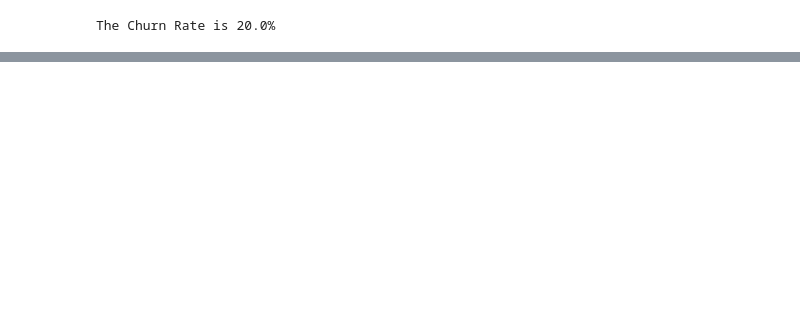
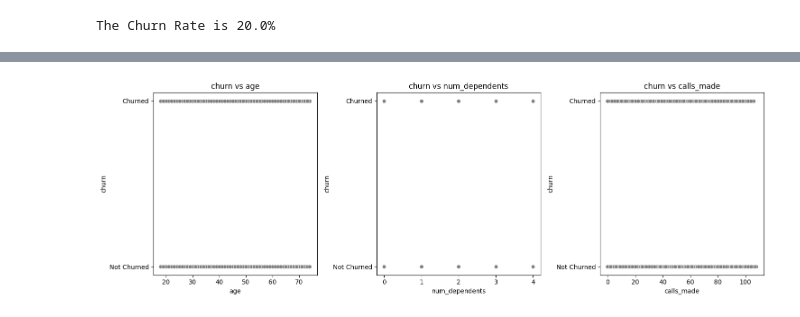
Before and after one commit to Lakes41/Telecom-customer-churn-predictor, a Jupyter notebook: notebook.ipynb, the cells around one changed output, grey strips where cells are left out. Cells and saved outputs as stored; diff of their text form; code cells hidden in the pictures; blank space fills up the shorter version.

```diff
--- a/notebook.ipynb
+++ b/notebook.ipynb
@@ -185,0 +336,11 @@ import seaborn as sns
+# %%
+fig, axes = plt.subplots(1,3,figsize=(15,5))
+
+sns.scatterplot(y=churn_df['churn'], x=churn_df['age'], color='gray', ax=axes[0]).set(title='churn vs age')
+sns.scatterplot(y=churn_df['churn'], x=churn_df['num_dependents'], color='gray', ax=axes[1]).set(title='churn vs num_dependents')
+sns.scatterplot(y=churn_df['churn'], x=churn_df['calls_made'], color='gray', ax=axes[2]).set(title='churn vs calls_made')
+
+plt.tight_layout()
+plt.show()
+# %% [output]
+[figure, added]
```
Also changed, not shown: parts of 22 cells of this notebook.
